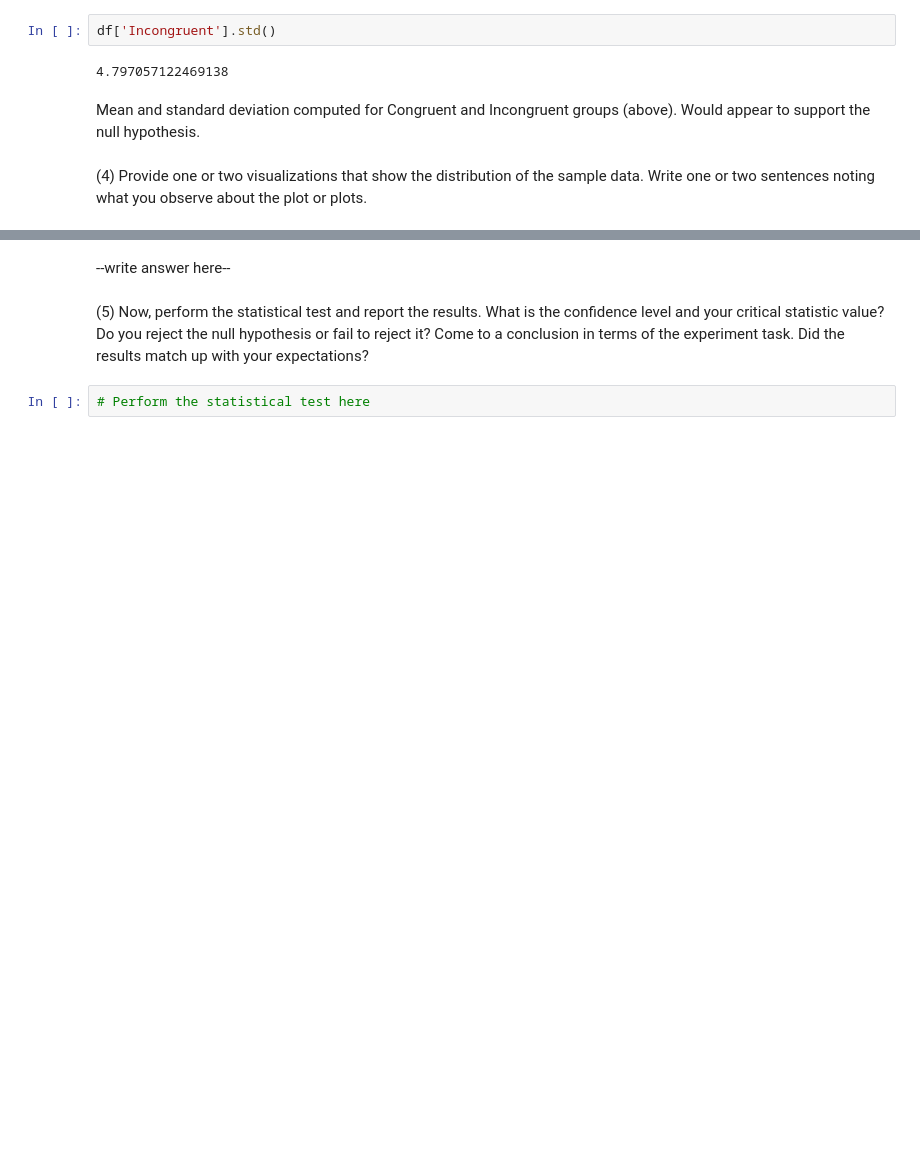
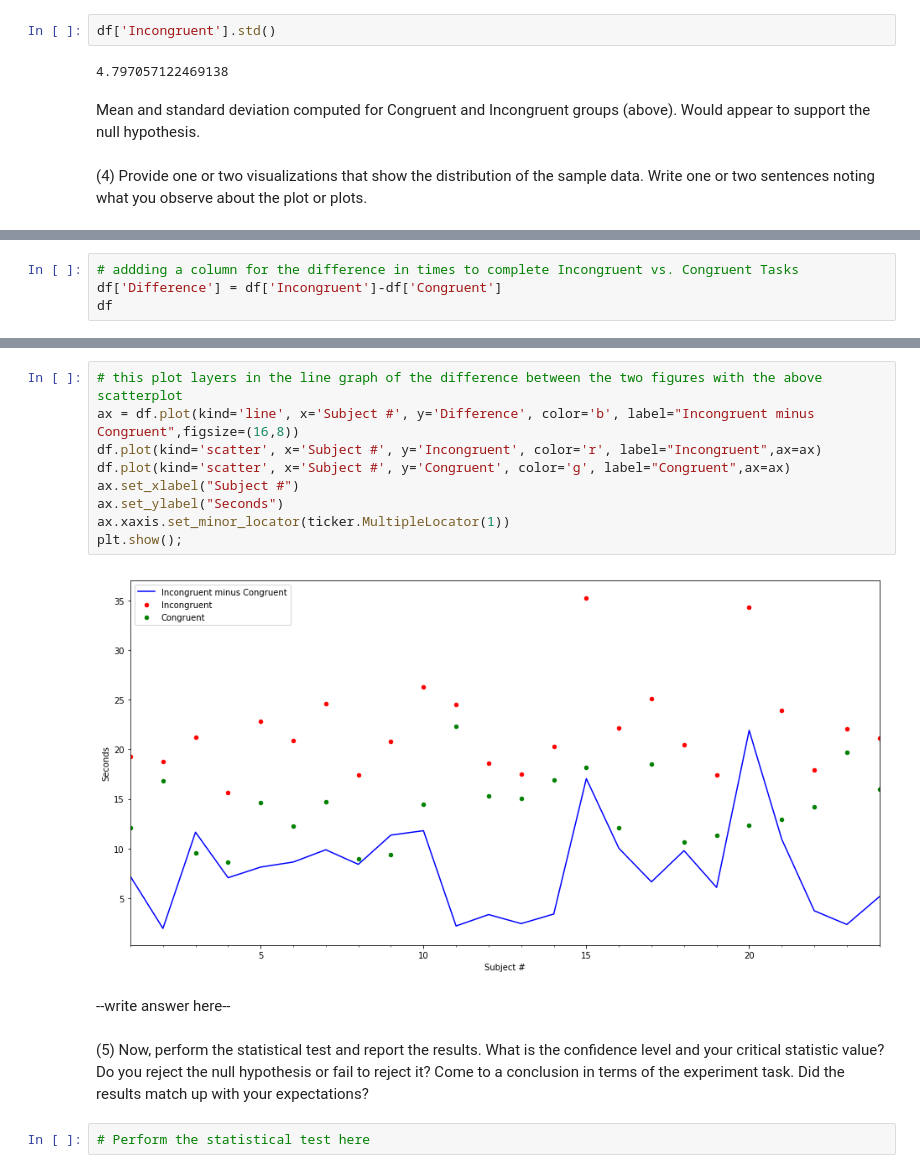
Before and after one commit to moscowjh/t2-p1-perceptual-experiment, a Jupyter notebook: Test a Perceptual Phenomenon - JHH.ipynb, the cells around one changed output, grey strips where cells are left out. Saved outputs shown, nothing was run; the diff lists cells and outputs as text; blank space fills up the shorter version.

```diff
--- a/Test a Perceptual Phenomenon - JHH.ipynb
+++ b/Test a Perceptual Phenomenon - JHH.ipynb
@@ -82,0 +97,4 @@ Mean and standard deviation computed for Congruent and Incongruent groups (above
+# %%
+# addding a column for the difference in times to complete Incongruent vs. Congruent Tasks
+df['Difference'] = df['Incongruent']-df['Congruent']
+df
@@ -83,3 +119,14 @@ Mean and standard deviation computed for Congruent and Incongruent groups (above
+# %%
+# this plot layers in the line graph of the difference between the two figures with the above scatterplot
+ax = df.plot(kind='line', x='Subject #', y='Difference', color='b', label="Incongruent minus Congruent",figsize=(16,8))
+df.plot(kind='scatter', x='Subject #', y='Incongruent', color='r', label="Incongruent",ax=ax)
+df.plot(kind='scatter', x='Subject #', y='Congruent', color='g', label="Congruent",ax=ax)
+ax.set_xlabel("Subject #")
+ax.set_ylabel("Seconds")
+ax.xaxis.set_minor_locator(ticker.MultipleLocator(1))
+plt.show();
+# %% [output]
+[figure, added]
 # %% [markdown]
 --write answer here--
 # %% [markdown]
```
Also changed, not shown: parts of 7 cells of this notebook.
